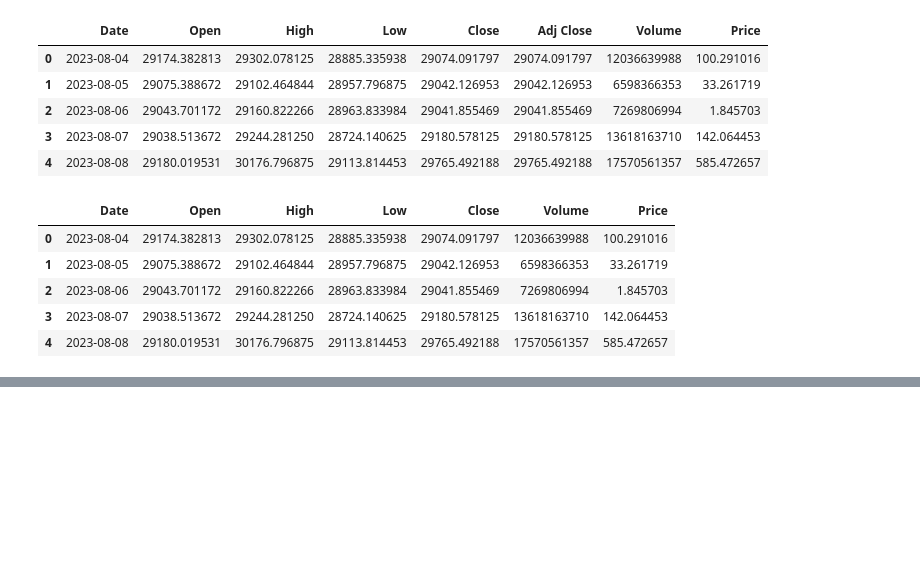
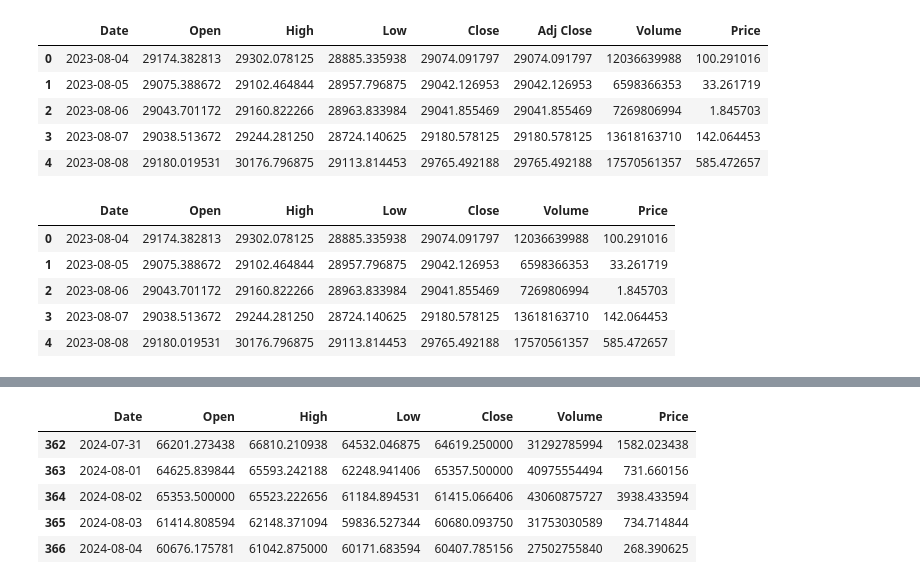
Before and after one commit to Mahdi-Miri/WorkOnData, a Jupyter notebook: WorkOnData.ipynb, the cells around one changed output, grey strips where cells are left out. Cells and saved outputs as stored; diff of their text form; code cells hidden in the pictures; blank space fills up the shorter version.

```diff
--- a/WorkOnData.ipynb
+++ b/WorkOnData.ipynb
@@ -245,0 +255,9 @@ market_df.head()
+# %%
+market_df.tail(5)
+# %% [output]
+|  | Date | Open | High | Low | Close | Volume | Price |
+| 362 | 2024-07-31 | 66201.273438 | 66810.210938 | 64532.046875 | 64619.250000 | 31292785994 | 1582.023438 |
+| 363 | 2024-08-01 | 64625.839844 | 65593.242188 | 62248.941406 | 65357.500000 | 40975554494 | 731.660156 |
+| 364 | 2024-08-02 | 65353.500000 | 65523.222656 | 61184.894531 | 61415.066406 | 43060875727 | 3938.433594 |
+| 365 | 2024-08-03 | 61414.808594 | 62148.371094 | 59836.527344 | 60680.093750 | 31753030589 | 734.714844 |
+| 366 | 2024-08-04 | 60676.175781 | 61042.875000 | 60171.683594 | 60407.785156 | 27502755840 | 268.390625 |
```
Also changed, not shown: parts of 3 cells of this notebook.
